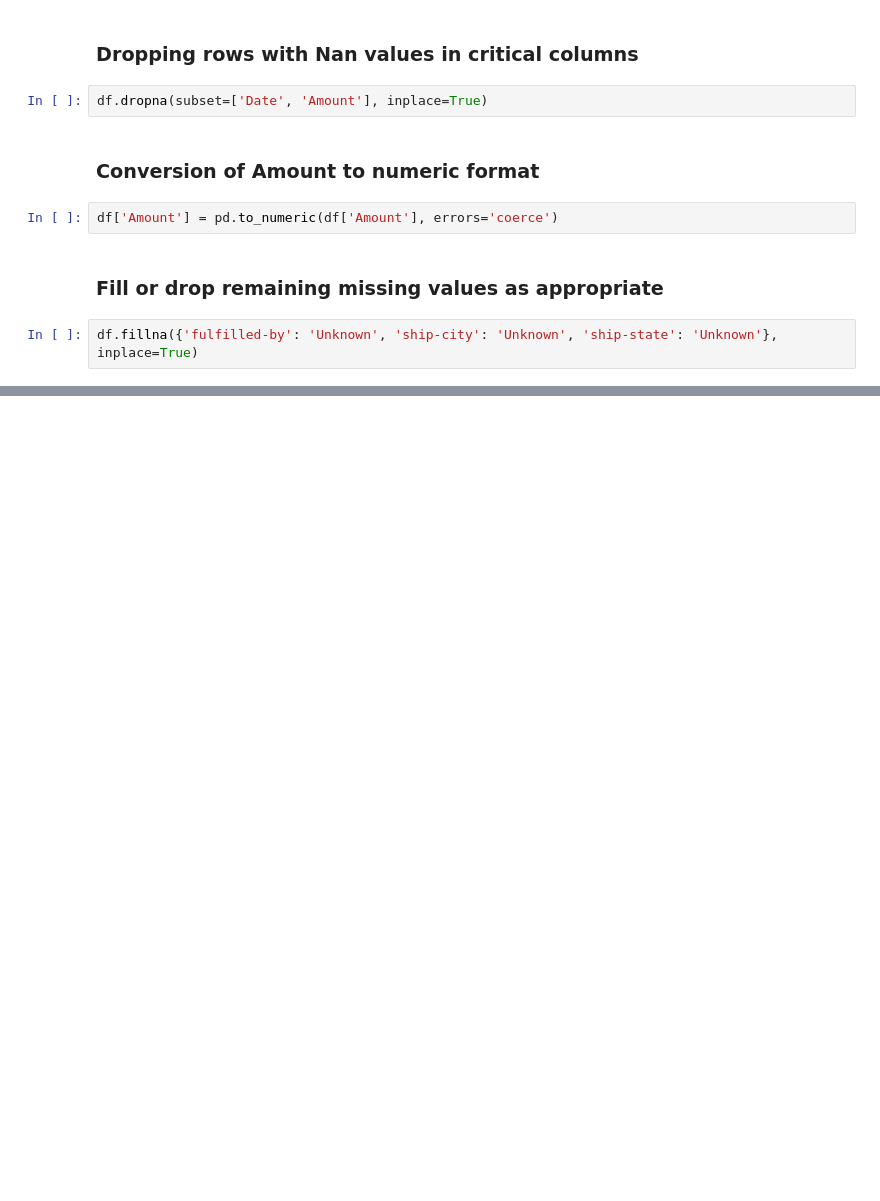
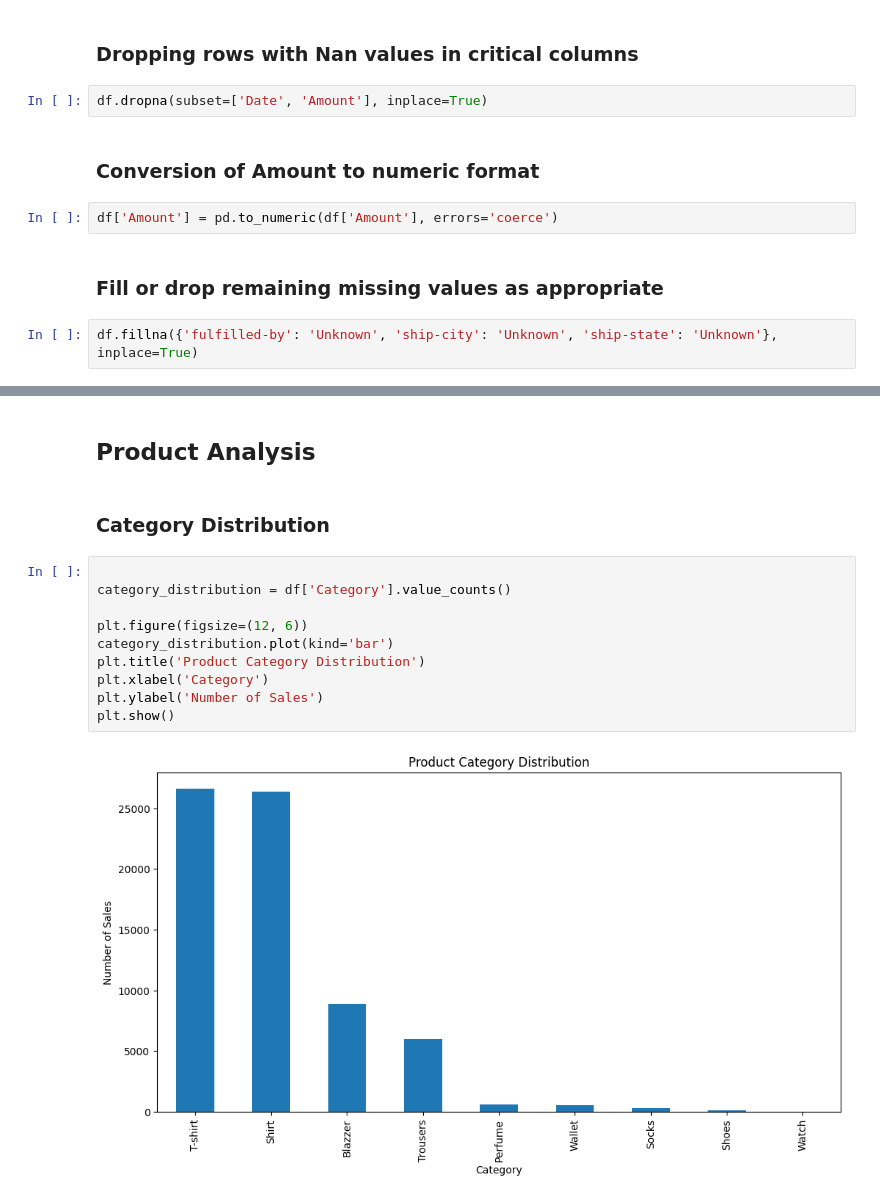
Before and after one commit to rishivasista/Innobytes, a Jupyter notebook: analyse.ipynb, the cells around one changed output, grey strips where cells are left out. Drawn from its saved outputs; the diff is of its cells as text; blank space fills up the shorter version.

```diff
--- a/analyse.ipynb
+++ b/analyse.ipynb
@@ -49,0 +66,16 @@ df.fillna({'fulfilled-by': 'Unknown', 'ship-city': 'Unknown', 'ship-state': 'Unk
+# %% [markdown]
+## Product Analysis
+# %% [markdown]
+### Category Distribution
+# %%
+
+category_distribution = df['Category'].value_counts()
+
+plt.figure(figsize=(12, 6))
+category_distribution.plot(kind='bar')
+plt.title('Product Category Distribution')
+plt.xlabel('Category')
+plt.ylabel('Number of Sales')
+plt.show()
+# %% [output]
+[figure, added]
```
Also changed, not shown: parts of 13 cells of this notebook.
